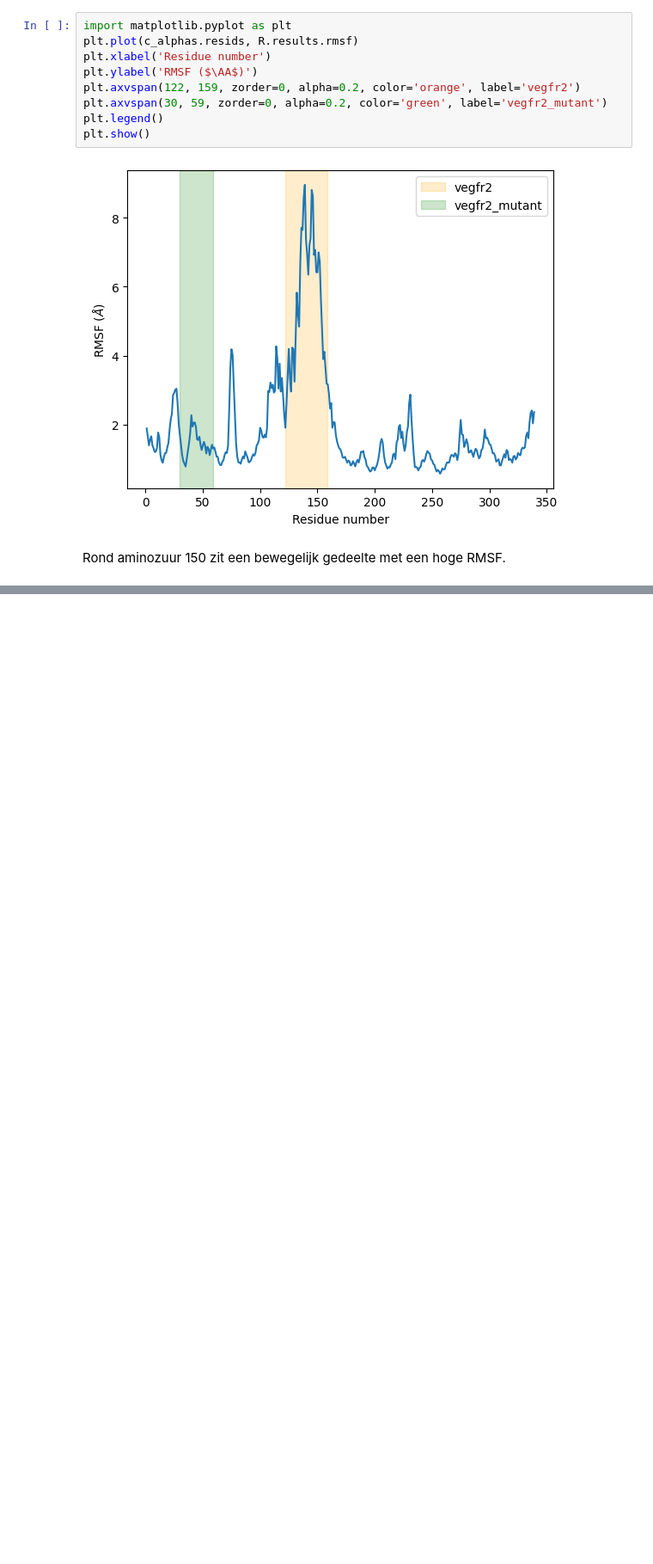
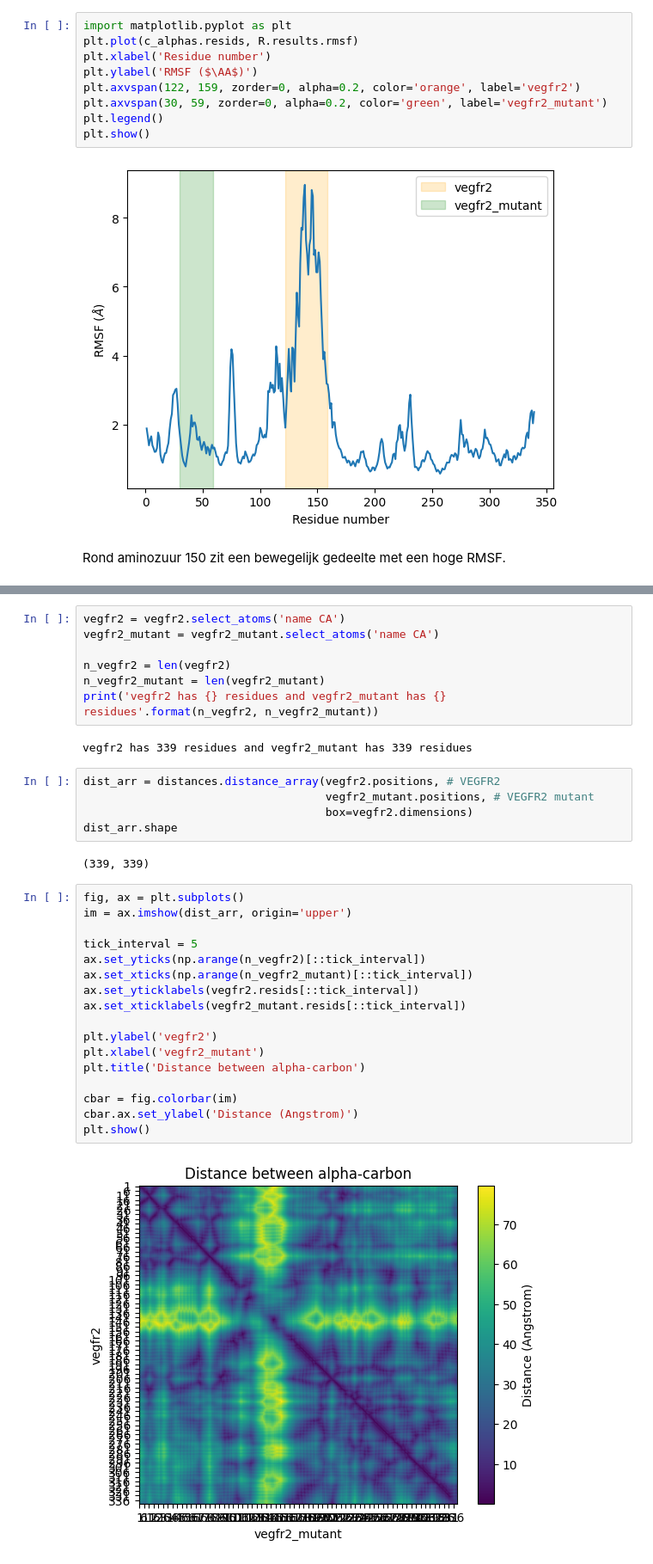
Before and after one commit to Fl-ris/Protein_mutation_predictor, a Jupyter notebook: molecularmodeling_log.ipynb, the cells around one changed output, grey strips where cells are left out. Shown at 86% size. Cells and saved outputs as stored; diff of their text form; blank space fills up the shorter version.

```diff
--- a/molecularmodeling_log.ipynb
+++ b/molecularmodeling_log.ipynb
@@ -365,0 +385,35 @@ Rond aminozuur 150 zit een bewegelijk gedeelte met een hoge RMSF.
+# %%
+vegfr2 = vegfr2.select_atoms('name CA')
+vegfr2_mutant = vegfr2_mutant.select_atoms('name CA')
+
+n_vegfr2 = len(vegfr2)
+n_vegfr2_mutant = len(vegfr2_mutant)
+print('vegfr2 has {} residues and vegfr2_mutant has {} residues'.format(n_vegfr2, n_vegfr2_mutant))
+# %% [output]
+vegfr2 has 339 residues and vegfr2_mutant has 339 residues
+# %%
+dist_arr = distances.distance_array(vegfr2.positions, # VEGFR2
+                                    vegfr2_mutant.positions, # VEGFR2 mutant
+                                    box=vegfr2.dimensions)
+dist_arr.shape
+# %% [output]
+(339, 339)
+# %%
+fig, ax = plt.subplots()
+im = ax.imshow(dist_arr, origin='upper')
+
+tick_interval = 5
+ax.set_yticks(np.arange(n_vegfr2)[::tick_interval])
+ax.set_xticks(np.arange(n_vegfr2_mutant)[::tick_interval])
+ax.set_yticklabels(vegfr2.resids[::tick_interval])
+ax.set_xticklabels(vegfr2_mutant.resids[::tick_interval])
+
+plt.ylabel('vegfr2')
+plt.xlabel('vegfr2_mutant')
+plt.title('Distance between alpha-carbon')
+
+cbar = fig.colorbar(im)
+cbar.ax.set_ylabel('Distance (Angstrom)')
+plt.show()
+# %% [output]
+[figure, added]
```
Also changed, not shown: parts of 2 cells of this notebook.
